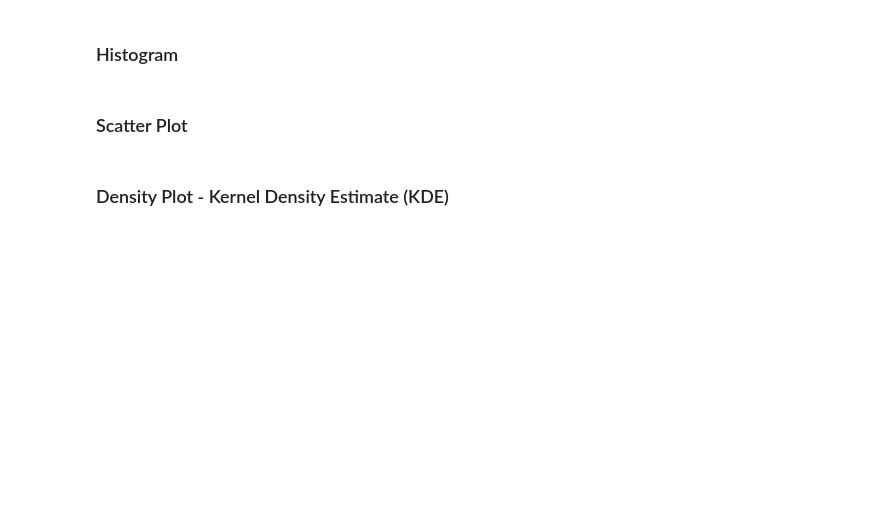
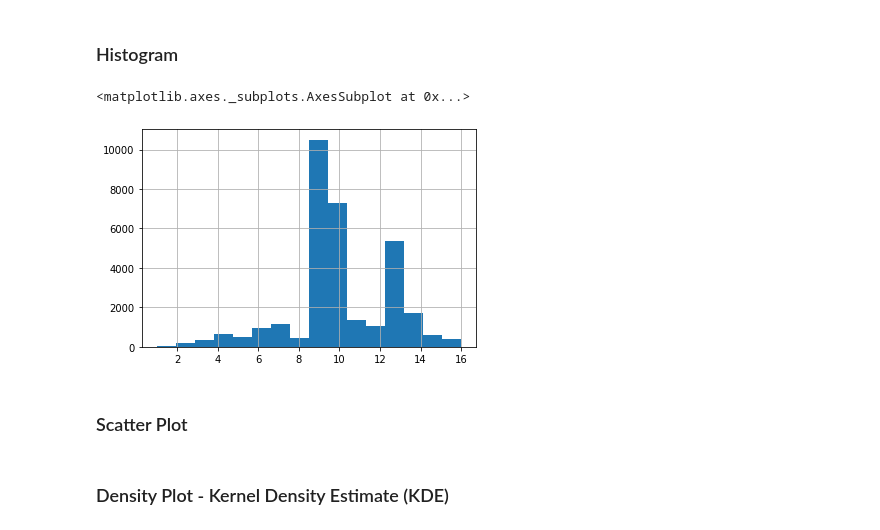
Before and after one commit to AceMouty/Algorithms, a Jupyter notebook: DS-Unit-1-Sprint-1-Data-Wrangling-and-Storytelling/LS_DS_111_Exploratory_Data_Analysis.ipynb, the cells around one changed output. Cells and saved outputs as stored; diff of their text form; code cells hidden in the pictures; blank space fills up the shorter version.

```diff
--- a/DS-Unit-1-Sprint-1-Data-Wrangling-and-Storytelling/LS_DS_111_Exploratory_Data_Analysis.ipynb
+++ b/DS-Unit-1-Sprint-1-Data-Wrangling-and-Storytelling/LS_DS_111_Exploratory_Data_Analysis.ipynb
@@ -234,5 +494,11 @@ Why might it be important for us to be able to visualize how our data is distrib
 # %% [markdown]
 ### Histogram
+# %%
+# bins -> grouping of our data based on values.
+df['education-num'].hist(bins=16) # <-- Bar Chart
+# %% [output]
+<matplotlib.axes._subplots.AxesSubplot at 0x...>
+[figure, added]
 # %% [markdown]
 ### Scatter Plot
 # %% [markdown]
```
Also changed, not shown: parts of 25 cells of this notebook.
